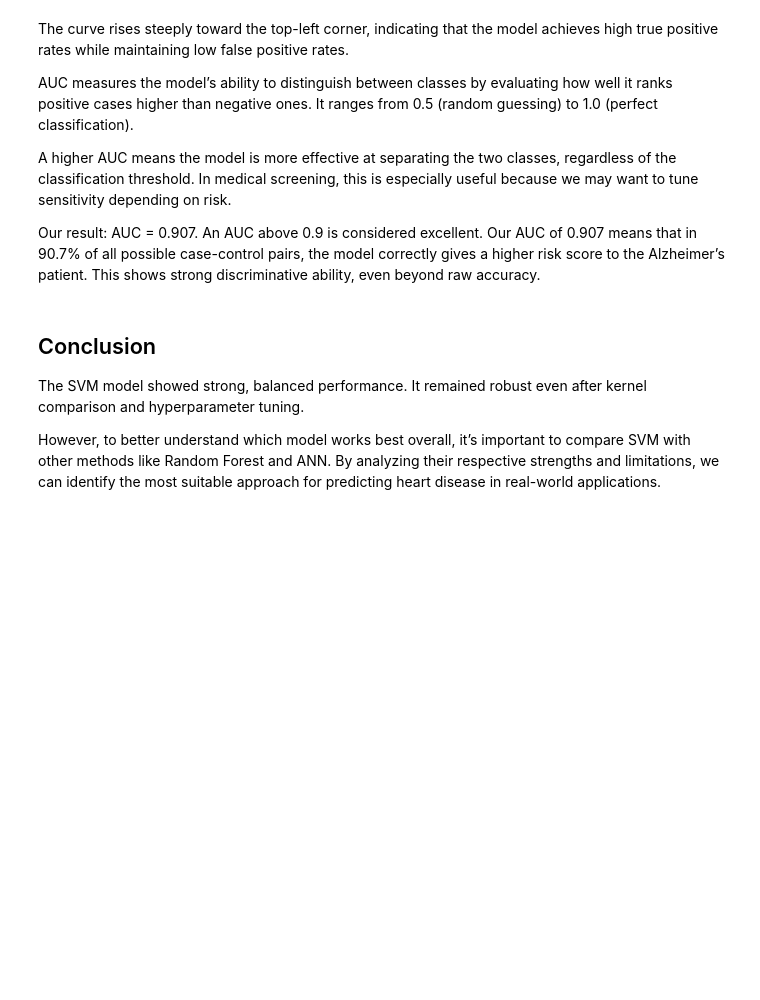
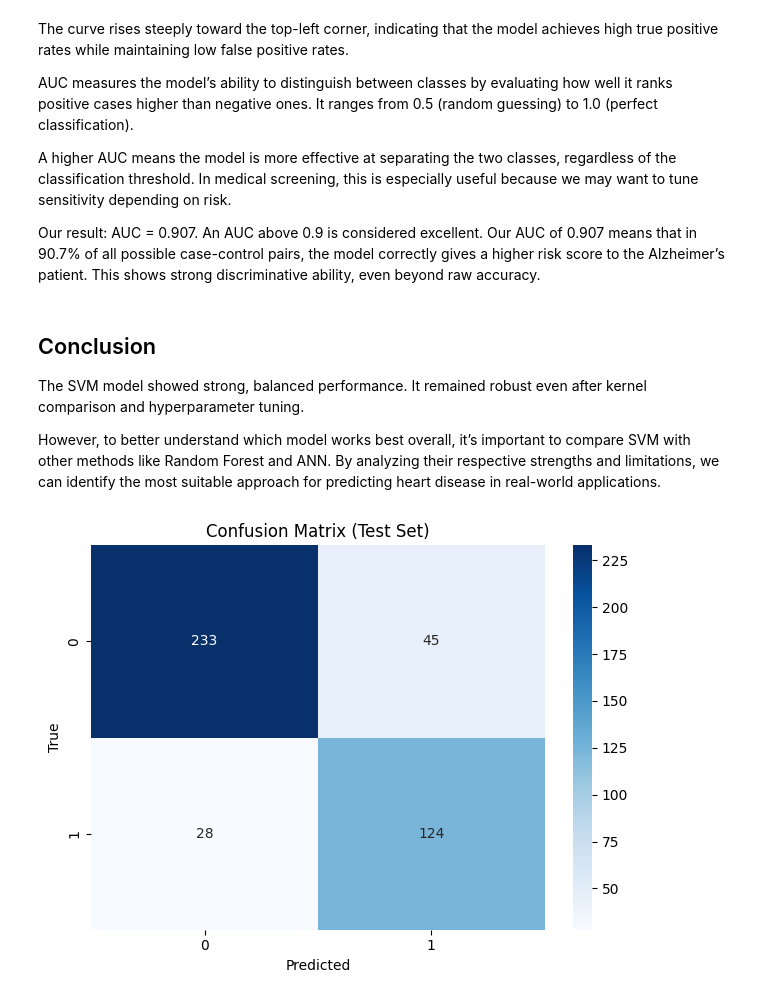
Before and after one commit to kaushal2m2/sta141c-final-proj, a Jupyter notebook: SVM_alz.ipynb, the cells around one changed output. Saved outputs shown, nothing was run; the diff lists cells and outputs as text; code cells hidden in the pictures; blank space fills up the shorter version.

```diff
--- a/SVM_alz.ipynb
+++ b/SVM_alz.ipynb
@@ -414,3 +414,14 @@ Our result: AUC = 0.907. An AUC above 0.9 is considered excellent. Our AUC of 0.
 The SVM model showed strong, balanced performance. It remained robust even after kernel comparison and hyperparameter tuning.
 
 However, to better understand which model works best overall, it’s important to compare SVM with other methods like Random Forest and ANN. By analyzing their respective strengths and limitations, we can identify the most suitable approach for predicting heart disease in real-world applications.
+# %%
+# 5. Confusion matrix for test dataset
+cm = confusion_matrix(y_test, y_pred)
+sns.heatmap(cm, annot=True, fmt="d", cmap="Blues", xticklabels=[0, 1], yticklabels=[0, 1])
+plt.title("Confusion Matrix (Test Set)")
+plt.xlabel("Predicted")
+plt.ylabel("True")
+plt.tight_layout()
+plt.show()
+# %% [output]
+[figure, added]
```
Also changed, not shown: parts of 5 cells of this notebook, 1 other file.
